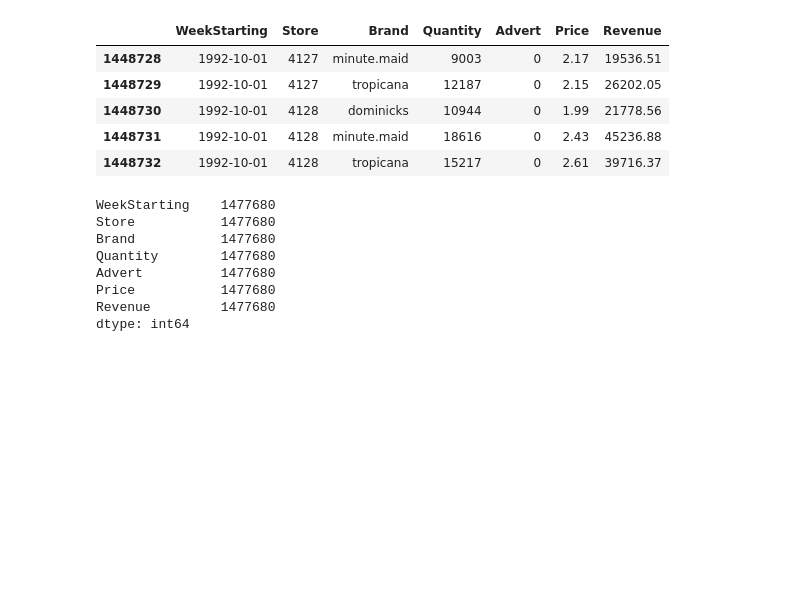
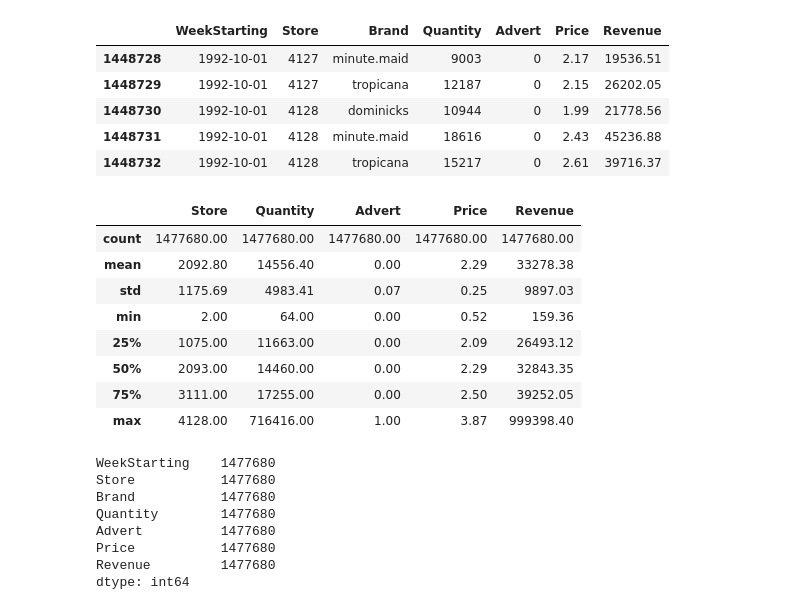
Before and after one commit to microsoft/solution-accelerator-many-models, a Jupyter notebook: 01_Data_Preparation/Data Generation.ipynb, the cells around one changed output. Saved outputs shown, nothing was run; the diff lists cells and outputs as text; code cells hidden in the pictures; blank space fills up the shorter version.

```diff
--- a/01_Data_Preparation/Data Generation.ipynb
+++ b/01_Data_Preparation/Data Generation.ipynb
@@ -290,6 +299,18 @@ df_final.tail()
 | 1448730 | 1992-10-01 | 4128 | dominicks | 10944 | 0 | 1.99 | 21778.56 |
 | 1448731 | 1992-10-01 | 4128 | minute.maid | 18616 | 0 | 2.43 | 45236.88 |
 | 1448732 | 1992-10-01 | 4128 | tropicana | 15217 | 0 | 2.61 | 39716.37 |
+# %%
+df_final.describe()
+# %% [output]
+|  | Store | Quantity | Advert | Price | Revenue |
+| count | 1477680.00 | 1477680.00 | 1477680.00 | 1477680.00 | 1477680.00 |
+| mean | 2092.80 | 14556.40 | 0.00 | 2.29 | 33278.38 |
+| std | 1175.69 | 4983.41 | 0.07 | 0.25 | 9897.03 |
+| min | 2.00 | 64.00 | 0.00 | 0.52 | 159.36 |
+| 25% | 1075.00 | 11663.00 | 0.00 | 2.09 | 26493.12 |
+| 50% | 2093.00 | 14460.00 | 0.00 | 2.29 | 32843.35 |
+| 75% | 3111.00 | 17255.00 | 0.00 | 2.50 | 39252.05 |
+| max | 4128.00 | 716416.00 | 1.00 | 3.87 | 999398.40 |
 # %%
 df_final.count()
 # %% [output]
```
Also changed, not shown: parts of 1 cell of this notebook.
